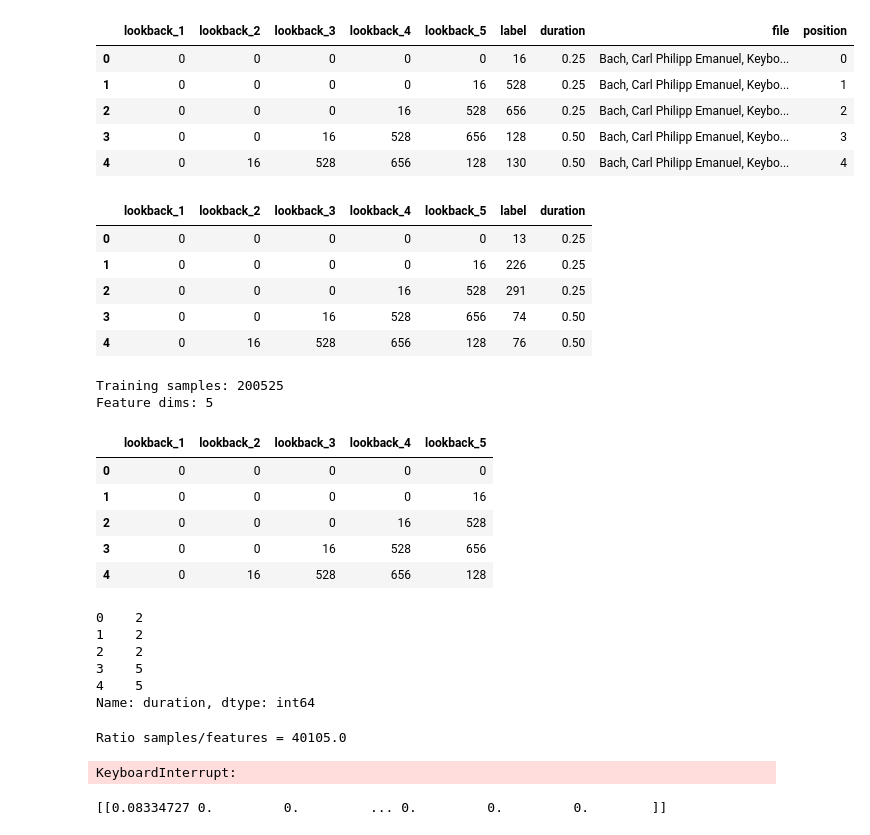
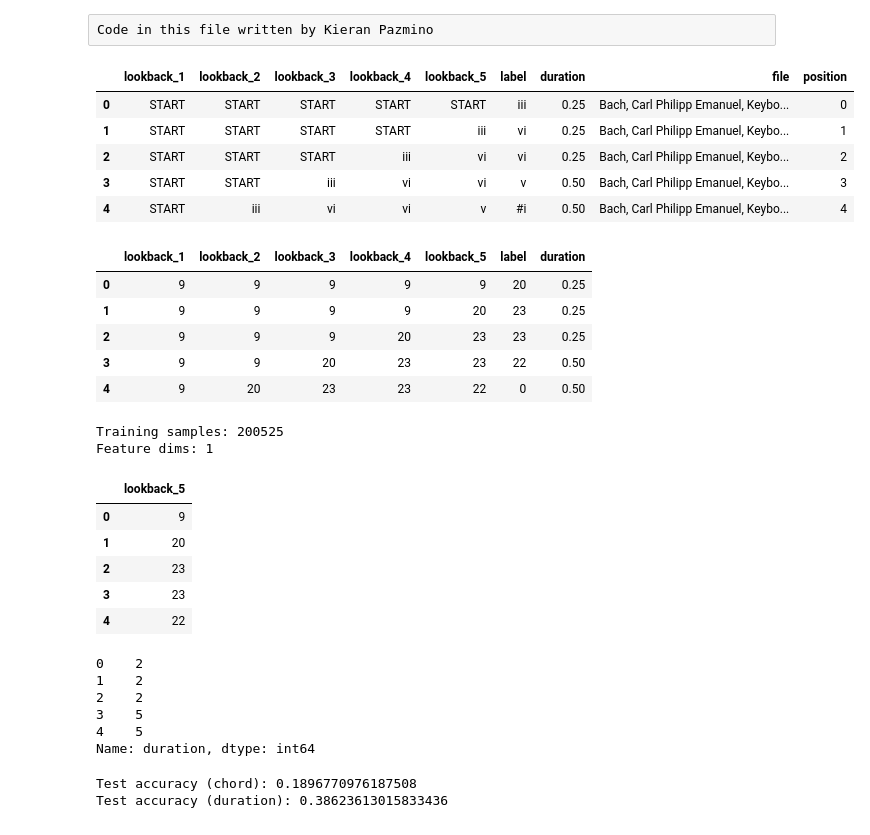
Before and after one commit to er-su/music_gen, a Jupyter notebook: svm/batch_generation.ipynb, the cells around one changed output. Drawn from its saved outputs; the diff is of its cells as text; code cells hidden in the pictures.

```diff
--- a/svm/batch_generation.ipynb
+++ b/svm/batch_generation.ipynb
@@ -1,3 +1,5 @@
+# %% [raw]
+Code in this file written by Kieran Pazmino
 # %%
 from IncrementalRBFSVC import IncrementalRBFSVC
 from sklearn.svm import SVC
@@ -8,16 +10,16 @@ from sklearn.model_selection import HalvingRandomSearchCV
 from fractions import Fraction
 # %%
 import pandas as pd
-df = pd.read_csv('../output/Bach_chordify_int_5.csv')
+df = pd.read_csv('../output/Bach_chordify_roman_5.csv')
 display(df.head())
 df.drop(['file', 'position'], axis=1, inplace=True)
 # %% [output]
 |  | lookback_1 | lookback_2 | lookback_3 | lookback_4 | lookback_5 | label | duration | file | position |
-| 0 | 0 | 0 | 0 | 0 | 0 | 16 | 0.25 | Bach, Carl Philipp Emanuel, Keybo... | 0 |
-| 1 | 0 | 0 | 0 | 0 | 16 | 528 | 0.25 | Bach, Carl Philipp Emanuel, Keybo... | 1 |
-| 2 | 0 | 0 | 0 | 16 | 528 | 656 | 0.25 | Bach, Carl Philipp Emanuel, Keybo... | 2 |
-| 3 | 0 | 0 | 16 | 528 | 656 | 128 | 0.50 | Bach, Carl Philipp Emanuel, Keybo... | 3 |
-| 4 | 0 | 16 | 528 | 656 | 128 | 130 | 0.50 | Bach, Carl Philipp Emanuel, Keybo... | 4 |
+| 0 | START | START | START | START | START | iii | 0.25 | Bach, Carl Philipp Emanuel, Keybo... | 0 |
+| 1 | START | START | START | START | iii | vi | 0.25 | Bach, Carl Philipp Emanuel, Keybo... | 1 |
+| 2 | START | START | START | iii | vi | vi | 0.25 | Bach, Carl Philipp Emanuel, Keybo... | 2 |
+| 3 | START | START | iii | vi | vi | v | 0.50 | Bach, Carl Philipp Emanuel, Keybo... | 3 |
+| 4 | START | iii | vi | vi | v | #i | 0.50 | Bach, Carl Philipp Emanuel, Keybo... | 4 |
 # %%
 import pandas as pd
 import numpy as np
@@ -27,7 +29,7 @@ from sklearn.svm import SVC
 from sklearn.preprocessing import StandardScaler
 import pandas as pd
 from sklearn.preprocessing import LabelEncoder
-
+# Encode columns in for the use of strings.
 lookback_cols = [c for c in df.columns if 'lookback' in c and df[c].dtype == 'object' or 'label' in c]
 
 all_chords = set(df['label'].unique())
@@ -44,11 +46,11 @@ for col in lookback_cols:
 display(df.head())
 # %% [output]
 |  | lookback_1 | lookback_2 | lookback_3 | lookback_4 | lookback_5 | label | duration |
-| 0 | 0 | 0 | 0 | 0 | 0 | 13 | 0.25 |
-| 1 | 0 | 0 | 0 | 0 | 16 | 226 | 0.25 |
-| 2 | 0 | 0 | 0 | 16 | 528 | 291 | 0.25 |
-| 3 | 0 | 0 | 16 | 528 | 656 | 74 | 0.50 |
-| 4 | 0 | 16 | 528 | 656 | 128 | 76 | 0.50 |
+| 0 | 9 | 9 | 9 | 9 | 9 | 20 | 0.25 |
+| 1 | 9 | 9 | 9 | 9 | 20 | 23 | 0.25 |
+| 2 | 9 | 9 | 9 | 20 | 23 | 23 | 0.25 |
+| 3 | 9 | 9 | 20 | 23 | 23 | 22 | 0.50 |
+| 4 | 9 | 20 | 23 | 23 | 22 | 0 | 0.50 |
 # %%
 X_chord = df.drop(columns=['label', 'duration'])
 y_chord = df['label']
@@ -65,25 +67,19 @@ display(X_chord.head())
 display(y_duration.head())
 # %% [output]
 Training samples: 200525
-Feature dims: 5
+Feature dims: 1
-|  | lookback_1 | lookback_2 | lookback_3 | lookback_4 | lookback_5 |
-| 0 | 0 | 0 | 0 | 0 | 0 |
-| 1 | 0 | 0 | 0 | 0 | 16 |
-| 2 | 0 | 0 | 0 | 16 | 528 |
-| 3 | 0 | 0 | 16 | 528 | 656 |
-| 4 | 0 | 16 | 528 | 656 | 128 |
+|  | lookback_5 |
+| 0 | 9 |
+| 1 | 20 |
+| 2 | 23 |
+| 3 | 23 |
+| 4 | 22 |
 0    2
 1    2
 2    2
 3    5
 4    5
 Name: duration, dtype: int64
-# %%
-n_samples = X_chord.shape[0]
-n_features = X_chord.shape[1]
-print(f"Ratio samples/features = {n_samples/n_features:.1f}")
-# %% [output]
-Ratio samples/features = 40105.0
 # %%
 import numpy as np
 import matplotlib.pyplot as plt
@@ -100,6 +97,7 @@ import matplotlib.pyplot as plt
 Xc_train, Xc_test, yc_train, yc_test = train_test_split(X_chord, y_chord, test_size=0.2, random_state=42)
 Xd_train, Xd_test, yd_train, yd_test = train_test_split(X_duration, y_duration, test_size=0.2, random_state=42)
 # %%
+# Train data using the IncrementalRBFSVC method, which approximates an RBF SVC.
 clf_chord = IncrementalRBFSVC(gamma='auto', loss='modified_huber', C=1, chunk_size=1000, random_state=42, verbose=True)
 clf_duration = IncrementalRBFSVC(gamma='auto', loss='modified_huber', C=1, chunk_size=1000, random_state=42, verbose=True)
 clf_chord.fit(Xc_train, yc_train)
@@ -107,10 +105,5 @@ clf_duration.fit(Xd_train, yd_train)
 print("Test accuracy (chord):", clf_chord.score(Xc_test, yc_test))
 print("Test accuracy (duration):", clf_duration.score(Xd_test, yd_test))
 # %% [output]
-KeyboardInterrupt:
+Test accuracy (chord): 0.1896770976187508
+Test accuracy (duration): 0.38623613015833436
-# %%
-test=list(Xc_test.iloc[0])
-y_pred = clf_chord.predict_proba(np.array(test).reshape(1, -1))
-print(y_pred)
-# %% [output]
-[[0.08334727 0.         0.         ... 0.         0.         0.        ]]
```
Also changed, not shown: parts of 8 cells of this notebook, 3 other files.
